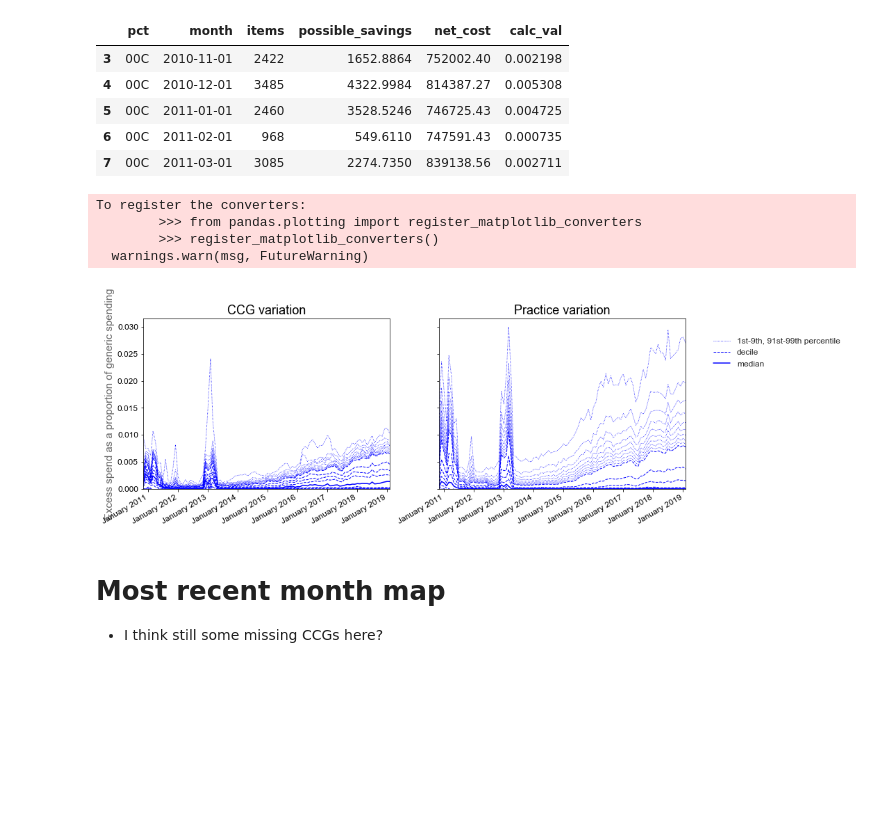
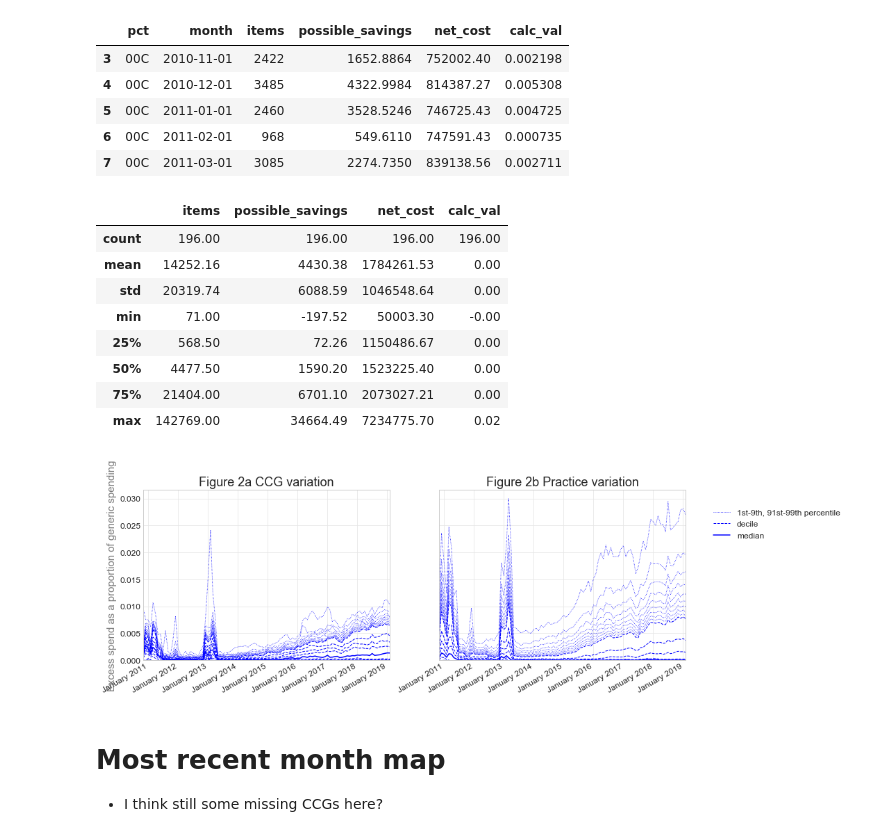
Before and after one commit to ebmdatalab/ghost_branded_generics_paper, a Jupyter notebook: Ghost Branded Generics.ipynb, the cells around one changed output. Cells and saved outputs as stored; diff of their text form; code cells hidden in the pictures; blank space fills up the shorter version.

Commit message:
update with range for Dec18

```diff
--- a/Ghost Branded Generics.ipynb
+++ b/Ghost Branded Generics.ipynb
@@ -77,41 +80,51 @@ ccg.head()
+# %%
+## here we calculate ranges for december 2012
+ccg_dec18 = ccg.copy().loc[(ccg["month"]== "2018-12-01")]
+ccg_dec18.describe()
+# %% [output]
+|  | items | possible_savings | net_cost | calc_val |
+| count | 196.00 | 196.00 | 196.00 | 196.00 |
+| mean | 14252.16 | 4430.38 | 1784261.53 | 0.00 |
+| std | 20319.74 | 6088.59 | 1046548.64 | 0.00 |
+| min | 71.00 | -197.52 | 50003.30 | -0.00 |
+| 25% | 568.50 | 72.26 | 1150486.67 | 0.00 |
+| 50% | 4477.50 | 1590.20 | 1523225.40 | 0.00 |
+| 75% | 21404.00 | 6701.10 | 2073027.21 | 0.00 |
+| max | 142769.00 | 34664.49 | 7234775.70 | 0.02 |
 # %%
 f = plt.figure(figsize=(14, 5))
 #f.suptitle('Sharing Y axis')
 f.autofmt_xdate()
 layout = gridspec.GridSpec(1, 2, figure=f)
 left_plot = plt.subplot(layout[0])
 right_plot = plt.subplot(layout[1], sharey=left_plot)  # Share the Y axis
 # ...and because it's shared, suppress ticks on the second chart
 plt.setp(right_plot.get_yticklabels(), visible=False)
 
 charts.deciles_chart(
     ccg,
     period_column='month',
     column='calc_val',
-    title="CCG variation",
+    title="Figure 2a CCG variation",
     ylabel="Excess spend as a proportion of generic spending",
     show_outer_percentiles=True,
     show_legend=False,
     ax=left_plot
 )
 
 charts.deciles_chart(
     practice,
     period_column='month',
     column='calc_val',
-    title="Practice variation",
+    title="Figure 2b Practice variation",
     ylabel="",
     show_outer_percentiles=True,
     show_legend=True,
     ax=right_plot
 )
 plt.show()
 # %% [output]
-To register the converters:
-        >>> from pandas.plotting import register_matplotlib_converters
-        >>> register_matplotlib_converters()
-  warnings.warn(msg, FutureWarning)
-[figure, old version]
+[figure, new version]
 # %% [markdown]
 # Most recent month map
 - I think still some missing CCGs here?
```
Also changed, not shown: parts of 1 cell of this notebook.
